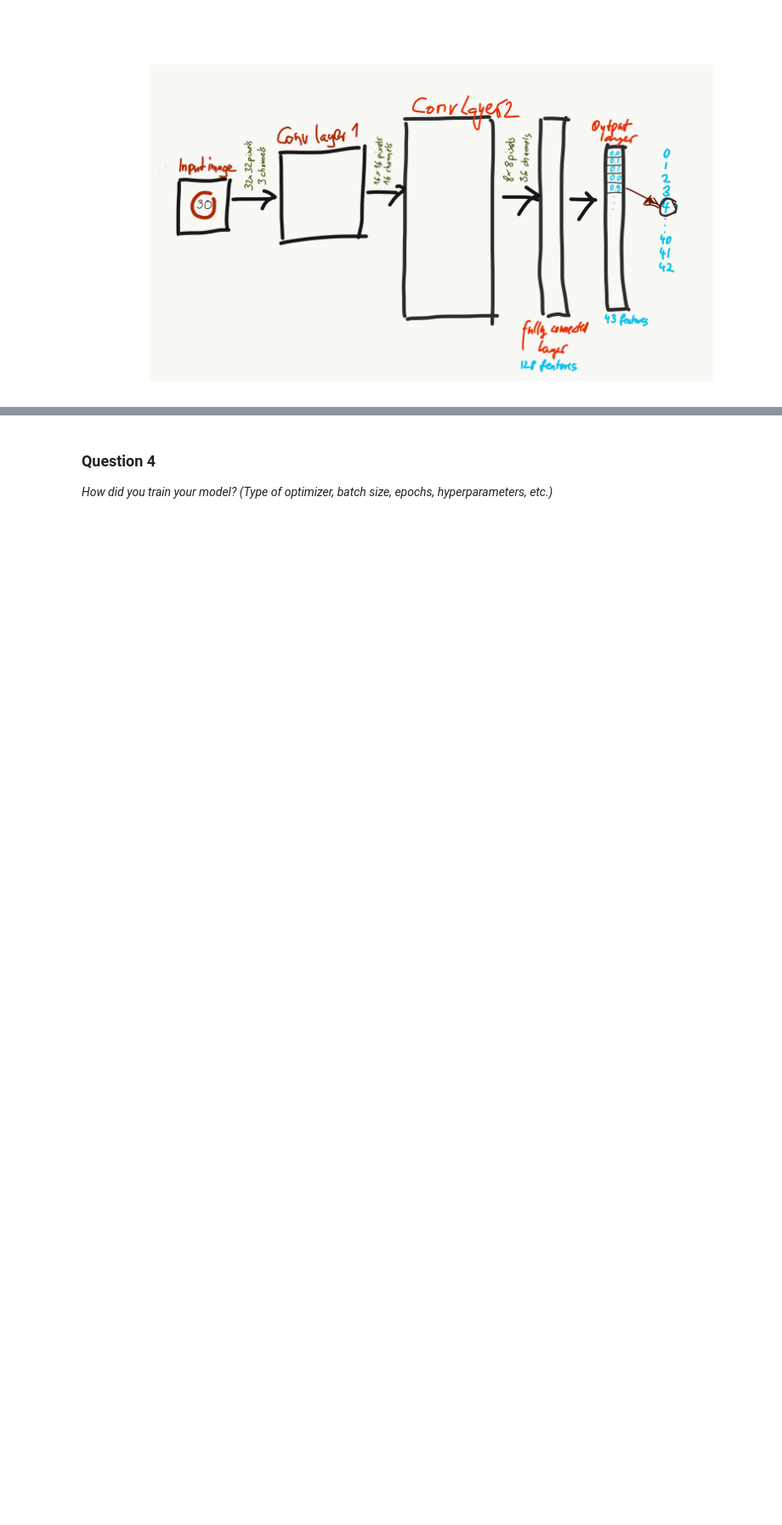
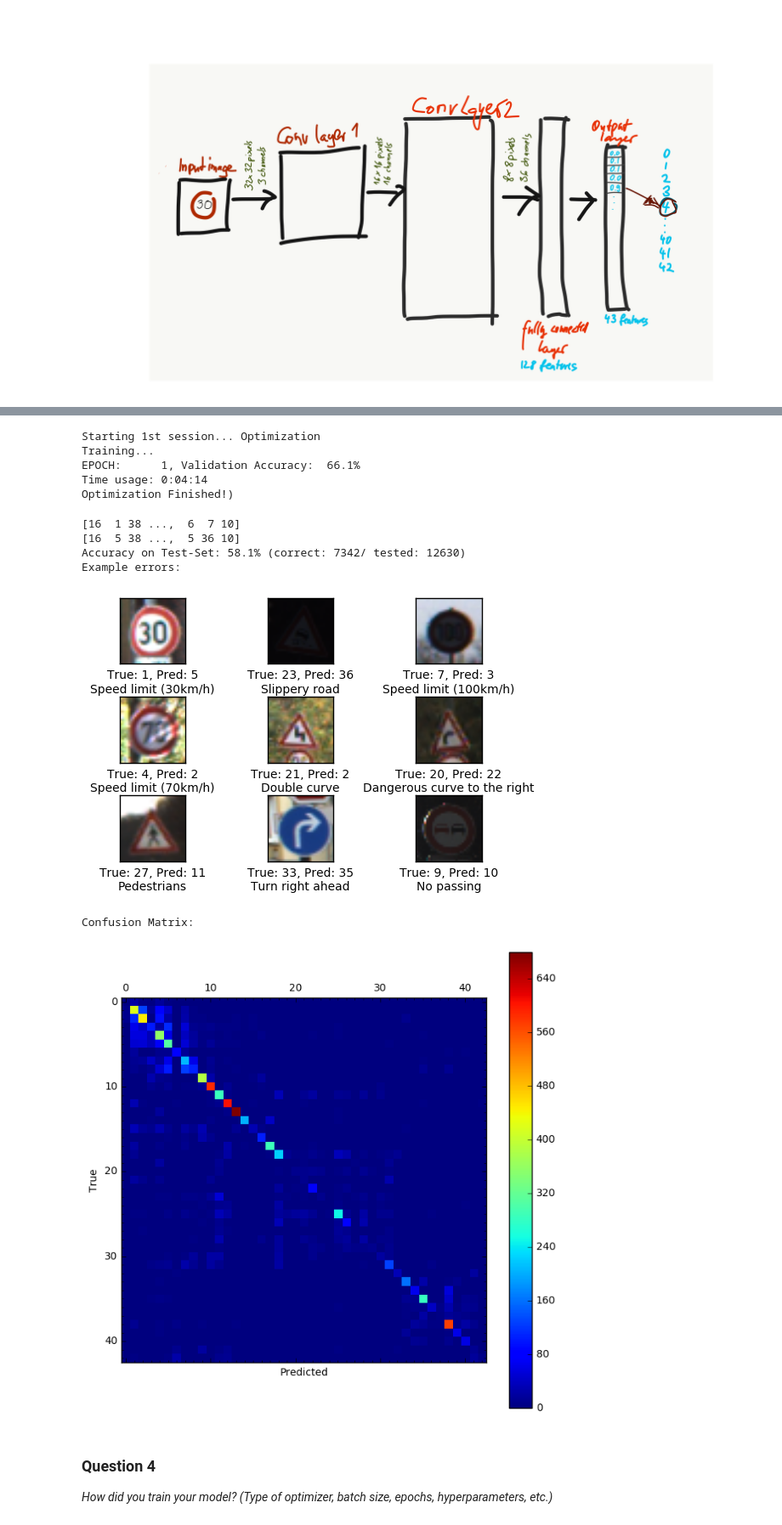
Before and after one commit to klemense1/traffic-signs, a Jupyter notebook: Traffic_Signs_Recognition.ipynb, the cells around one changed output, grey strips where cells are left out. Shown at 85% size. Cells and saved outputs as stored; diff of their text form; code cells hidden in the pictures; blank space fills up the shorter version.

```diff
--- a/Traffic_Signs_Recognition.ipynb
+++ b/Traffic_Signs_Recognition.ipynb
@@ -797,3 +685,36 @@ Confusion Matrix:
+# %%
+# split training data into batches that are then feeded into the network
+BATCH_SIZE = 128
+
+# Initializing the variables
+init = tf.initialize_all_variables()
+
+# Running first session
+print("Starting 1st session... Optimization")
+sess = tf.Session()
+
+sess.run(init)
+print("Training...")
+optimize(sess, X_train_gen, y_train_gen, X_val, y_val, BATCH_SIZE, 1)
+print("Optimization Finished!)")
+# %% [output]
+Starting 1st session... Optimization
+Training...
+EPOCH:      1, Validation Accuracy:  66.1%
+Time usage: 0:04:14
+Optimization Finished!)
+# %%
+print_test_accuracy(sess, X_test, y_test, y_pred_one_hot, n_classes, show_example_errors=True, show_confusion_matrix=True)
+
+#session.close()
+# %% [output]
+[16  1 38 ...,  6  7 10]
+[16  5 38 ...,  5 36 10]
+Accuracy on Test-Set: 58.1% (correct: 7342/ tested: 12630)
+Example errors:
+[figure, added]
+Confusion Matrix:
+[figure, added]
 # %% [markdown]
 ### Question 4
 
```
Also changed, not shown: parts of 29 cells of this notebook.
